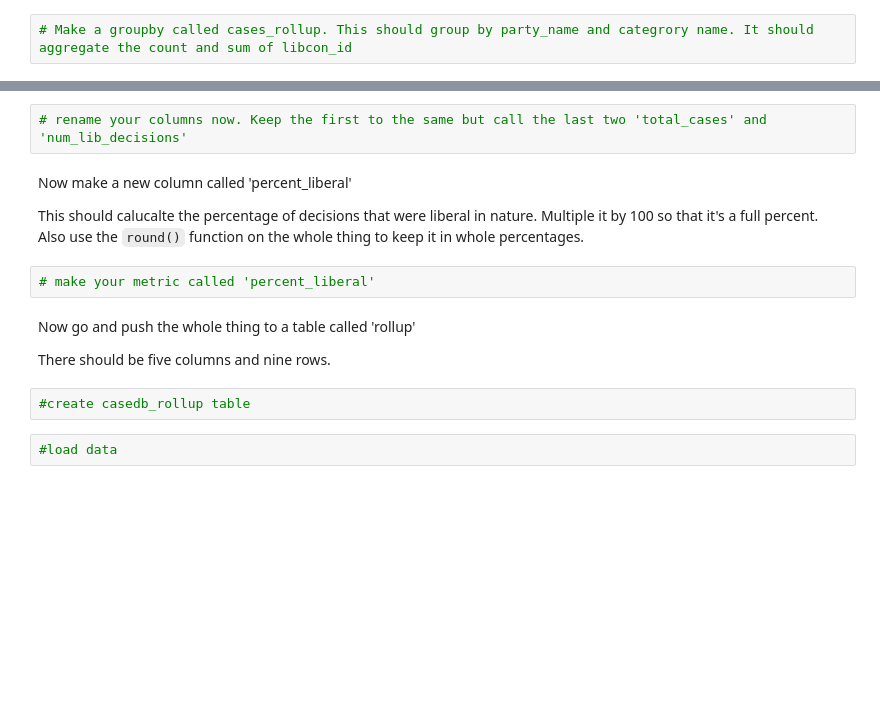
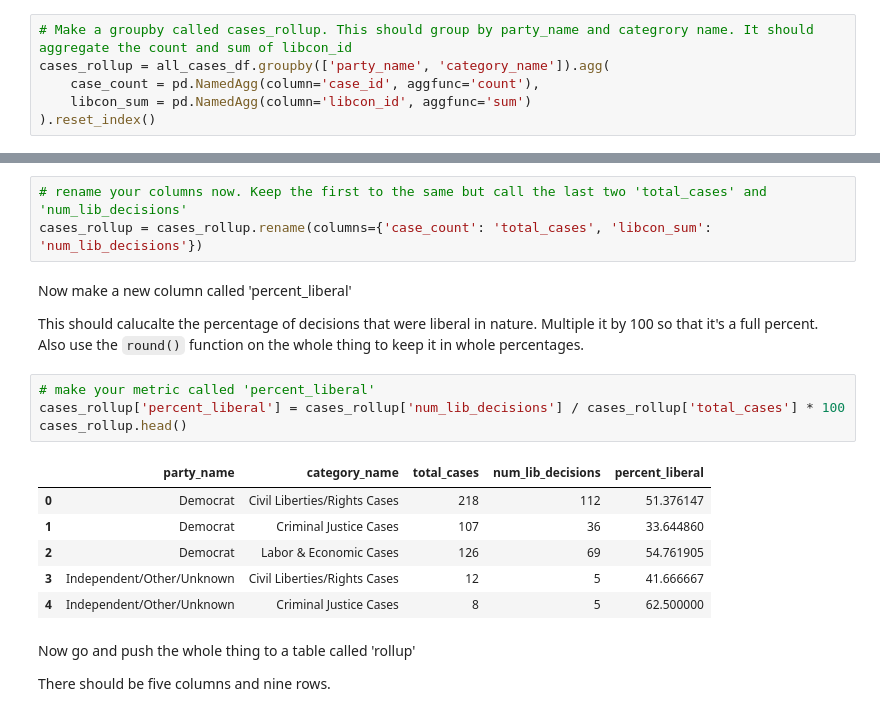
Before and after one commit to CougarBellinger/ISTA-322-FA24, a Jupyter notebook: Classwork/Homework/DE_HW5_cougar_bellinger.ipynb, the cells around one changed output, grey strips where cells are left out. Saved outputs shown, nothing was run; the diff lists cells and outputs as text; blank space fills up the shorter version.

```diff
--- a/Classwork/Homework/DE_HW5_cougar_bellinger.ipynb
+++ b/Classwork/Homework/DE_HW5_cougar_bellinger.ipynb
@@ -167,5 +457,9 @@ Once you do that you can push to a SQL table called 'rollup'
 Let's get started
 # %%
 # Make a groupby called cases_rollup. This should group by party_name and categrory name. It should aggregate the count and sum of libcon_id
+cases_rollup = all_cases_df.groupby(['party_name', 'category_name']).agg(
+    case_count = pd.NamedAgg(column='case_id', aggfunc='count'),
+    libcon_sum = pd.NamedAgg(column='libcon_id', aggfunc='sum')
+).reset_index()
 # %%
 # reset your index
@@ -172,17 +467,23 @@ Let's get started
 # %%
 # rename your columns now. Keep the first to the same but call the last two 'total_cases' and 'num_lib_decisions'
+cases_rollup = cases_rollup.rename(columns={'case_count': 'total_cases', 'libcon_sum': 'num_lib_decisions'})
 # %% [markdown]
 Now make a new column called 'percent_liberal'
 
 This should calucalte the percentage of decisions that were liberal in nature. Multiple it by 100 so that it's a full percent. Also use the `round()` function on the whole thing to keep it in whole percentages.
 # %%
 # make your metric called 'percent_liberal'
+cases_rollup['percent_liberal'] = cases_rollup['num_lib_decisions'] / cases_rollup['total_cases'] * 100
+cases_rollup.head()
+# %% [output]
+|  | party_name | category_name | total_cases | num_lib_decisions | percent_liberal |
+| 0 | Democrat | Civil Liberties/Rights Cases | 218 | 112 | 51.376147 |
+| 1 | Democrat | Criminal Justice Cases | 107 | 36 | 33.644860 |
+| 2 | Democrat | Labor & Economic Cases | 126 | 69 | 54.761905 |
+| 3 | Independent/Other/Unknown | Civil Liberties/Rights Cases | 12 | 5 | 41.666667 |
+| 4 | Independent/Other/Unknown | Criminal Justice Cases | 8 | 5 | 62.500000 |
 # %% [markdown]
 
 Now go and push the whole thing to a table called 'rollup'
 
 There should be five columns and nine rows.
-# %%
-#create casedb_rollup table
-# %%
-#load data
```
Also changed, not shown: parts of 43 cells of this notebook, 12 other files.
